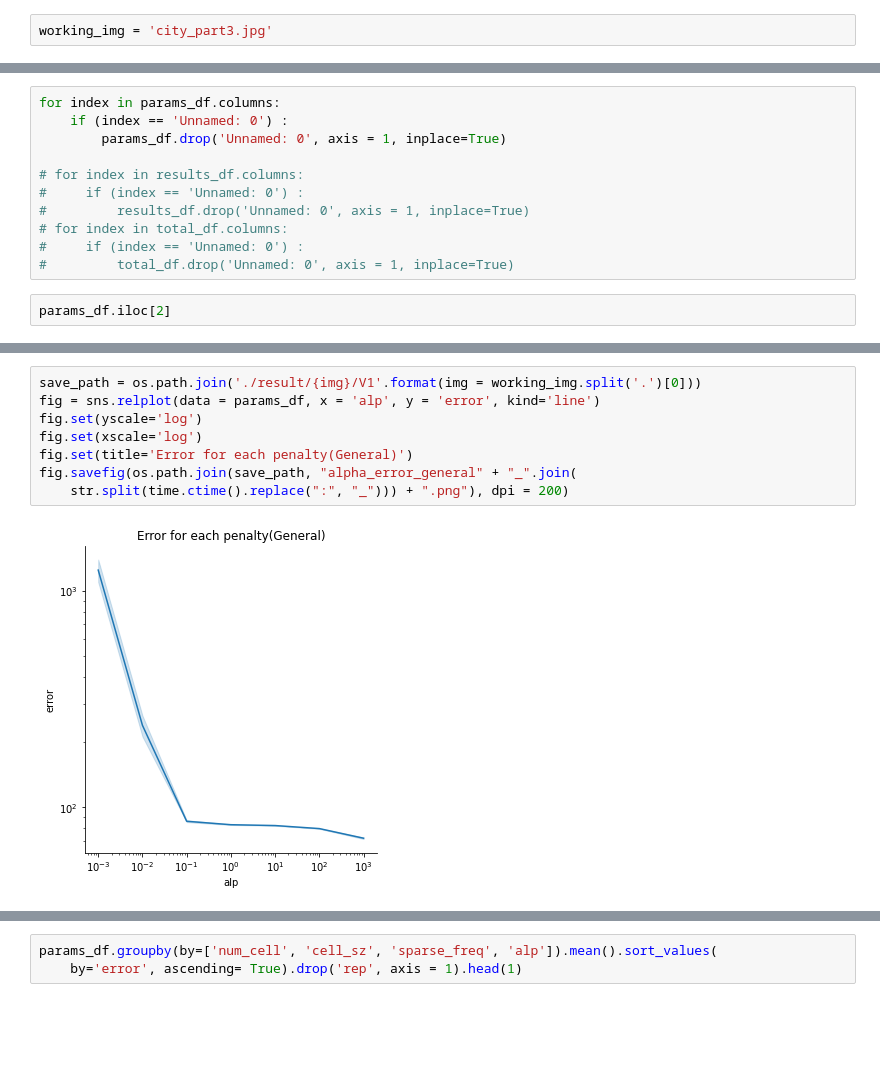
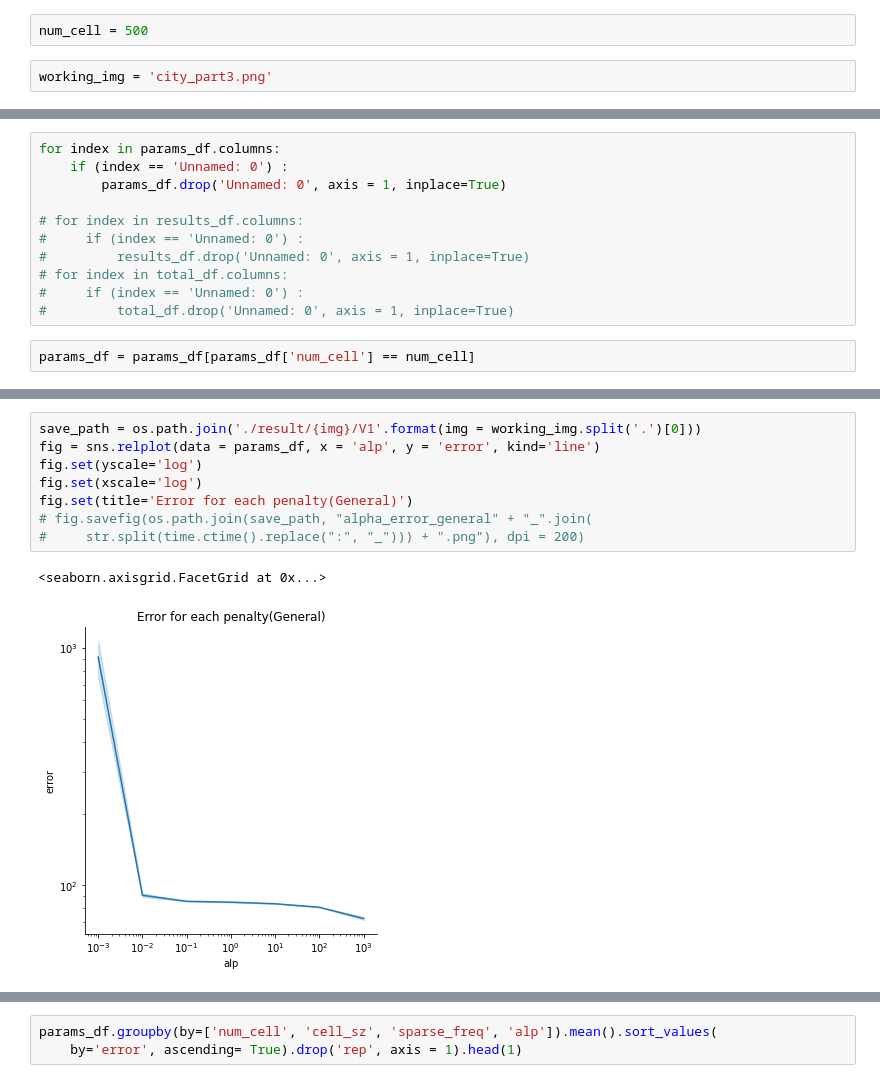
Before and after one commit to qkstngus000/Visual-Compressive-Sensing, a Jupyter notebook: Analyze_Data.ipynb, the cells around one changed output, grey strips where cells are left out. Cells and saved outputs as stored; diff of their text form; blank space fills up the shorter version.

```diff
--- a/Analyze_Data.ipynb
+++ b/Analyze_Data.ipynb
@@ -20,8 +20,10 @@ from dask.distributed import Client, progress
 import seaborn as sns
 import time
 import os.path
+# %%
+num_cell = 500
 # %%
-working_img = 'city_part3.jpg'
+working_img = 'city_part3.png'
 # %%
 # Work on previously saved data
 params_df = pd.read_csv('result/{img}/V1/param_Tue_Jul_12_15_29_48_2022.csv'.format(img = working_img.split('.')[0]))
@@ -39,4 +41,4 @@ for index in params_df.columns:
 #     if (index == 'Unnamed: 0') :
 #         total_df.drop('Unnamed: 0', axis = 1, inplace=True)
 # %%
-params_df.iloc[2]
+params_df = params_df[params_df['num_cell'] == num_cell]
@@ -126,13 +76,14 @@ fig.savefig(os.path.join(save_path, "alpha_error_per_hyperparam_" + "_".join(
 # %%
 save_path = os.path.join('./result/{img}/V1'.format(img = working_img.split('.')[0]))
 fig = sns.relplot(data = params_df, x = 'alp', y = 'error', kind='line')
 fig.set(yscale='log')
 fig.set(xscale='log')
 fig.set(title='Error for each penalty(General)')
-fig.savefig(os.path.join(save_path, "alpha_error_general" + "_".join(
-    str.split(time.ctime().replace(":", "_"))) + ".png"), dpi = 200)
+# fig.savefig(os.path.join(save_path, "alpha_error_general" + "_".join(
+#     str.split(time.ctime().replace(":", "_"))) + ".png"), dpi = 200)
 # %% [output]
+<seaborn.axisgrid.FacetGrid at 0x...>
-[figure, old version]
+[figure, new version]
 # %%
 # To show how consistent randomly generated V1 weight would be for each rep. it should be about same for each repetition
 save_path = os.path.join('./result/{img}/V1/'.format(img = working_img.split('.')[0]))
```
Also changed, not shown: parts of 26 cells of this notebook, 57 other files.
